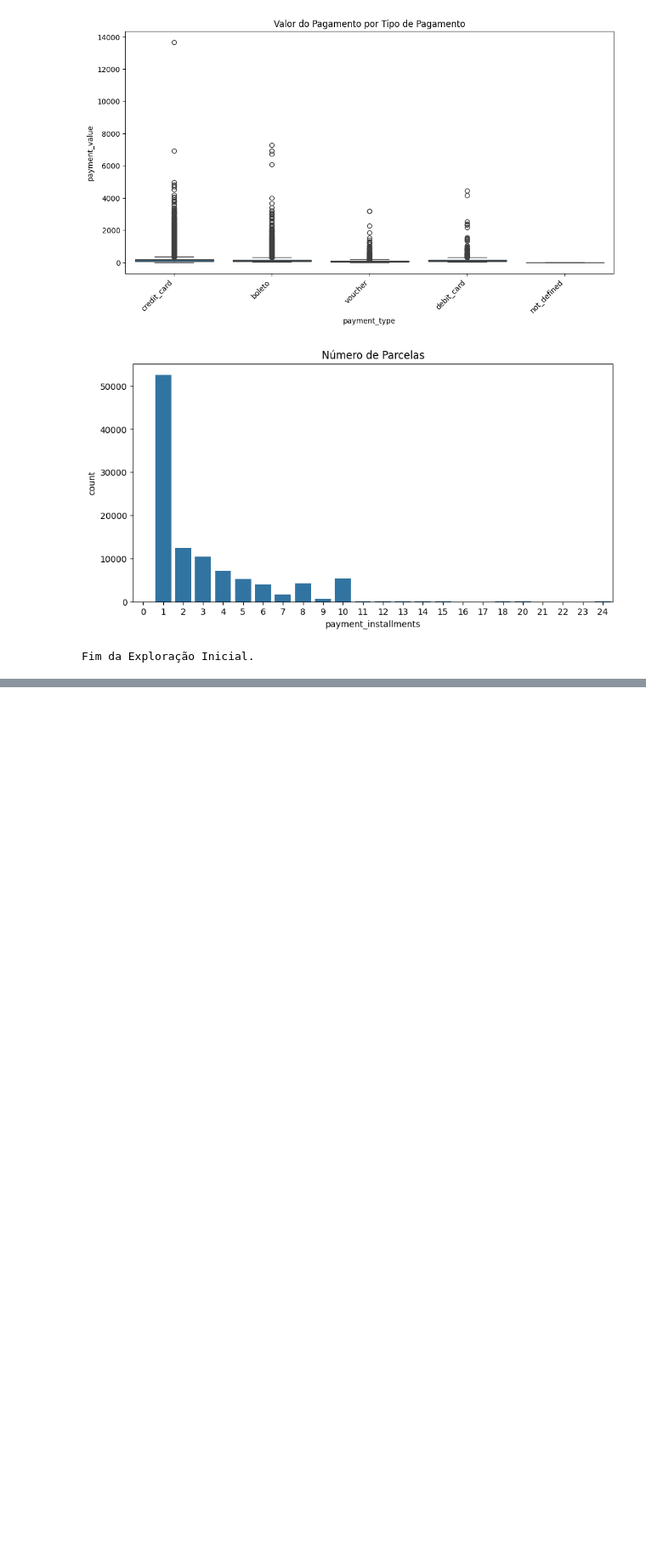
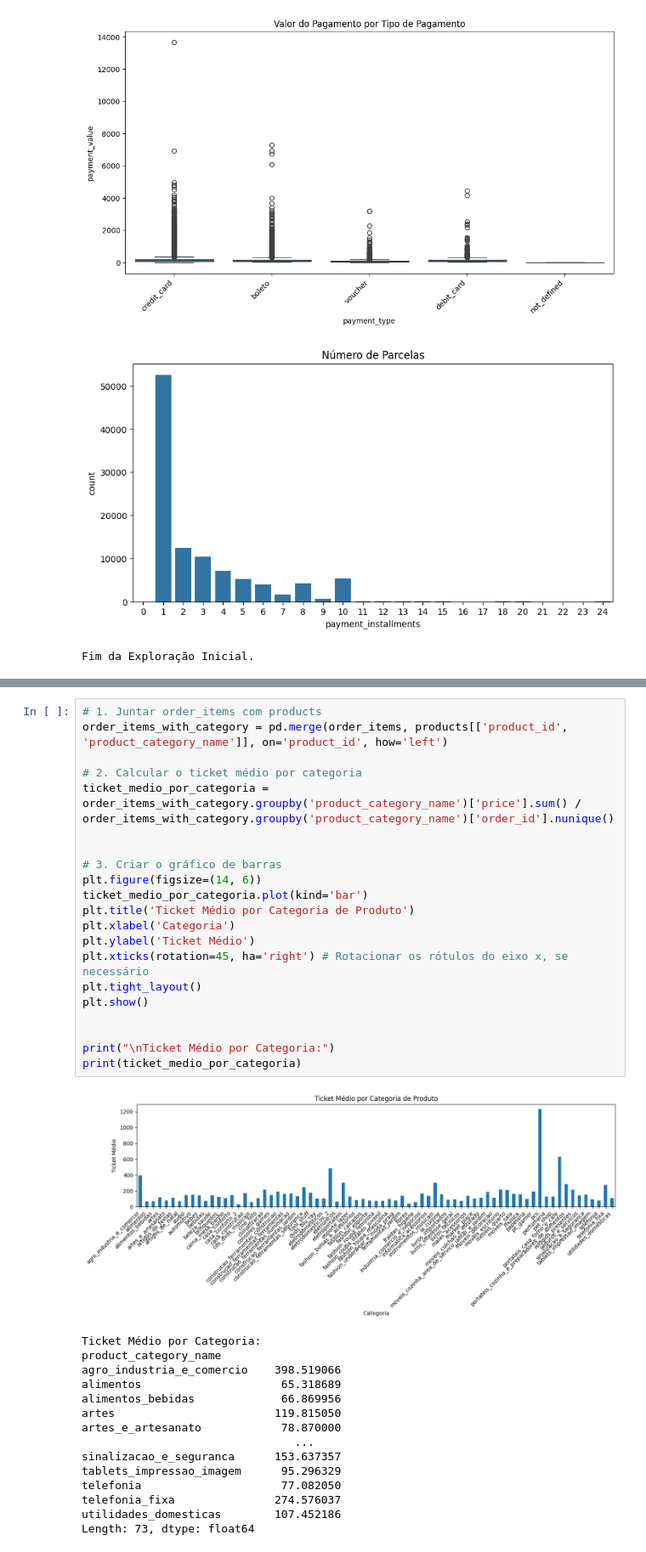
Before and after one commit to Lucas-Salomao/Brazilian-E-Commerce-Public-Dataset-by-Olist, a Jupyter notebook: 01-exploração.ipynb, the cells around one changed output, grey strips where cells are left out. Shown at 85% size. Cells and saved outputs as stored; diff of their text form; blank space fills up the shorter version.

```diff
--- a/01-exploração.ipynb
+++ b/01-exploração.ipynb
@@ -194,0 +313,37 @@ Fim da Exploração Inicial.
+# %%
+# 1. Juntar order_items com products
+order_items_with_category = pd.merge(order_items, products[['product_id', 'product_category_name']], on='product_id', how='left')
+
+# 2. Calcular o ticket médio por categoria
+ticket_medio_por_categoria = order_items_with_category.groupby('product_category_name')['price'].sum() / order_items_with_category.groupby('product_category_name')['order_id'].nunique()
+
+
+# 3. Criar o gráfico de barras
+plt.figure(figsize=(14, 6))
+ticket_medio_por_categoria.plot(kind='bar')
+plt.title('Ticket Médio por Categoria de Produto')
+plt.xlabel('Categoria')
+plt.ylabel('Ticket Médio')
+plt.xticks(rotation=45, ha='right') # Rotacionar os rótulos do eixo x, se necessário
+plt.tight_layout()
+plt.show()
+
+
+print("\nTicket Médio por Categoria:")
+print(ticket_medio_por_categoria)
+# %% [output]
+[figure, added]
+Ticket Médio por Categoria:
+product_category_name
+agro_industria_e_comercio    398.519066
+alimentos                     65.318689
+alimentos_bebidas             66.869956
+artes                        119.815050
+artes_e_artesanato            78.870000
+                                ...
+sinalizacao_e_seguranca      153.637357
+tablets_impressao_imagem      95.296329
+telefonia                     77.082050
+telefonia_fixa               274.576037
+utilidades_domesticas        107.452186
+Length: 73, dtype: float64
```
Also changed, not shown: parts of 7 cells of this notebook, 14 other files.
